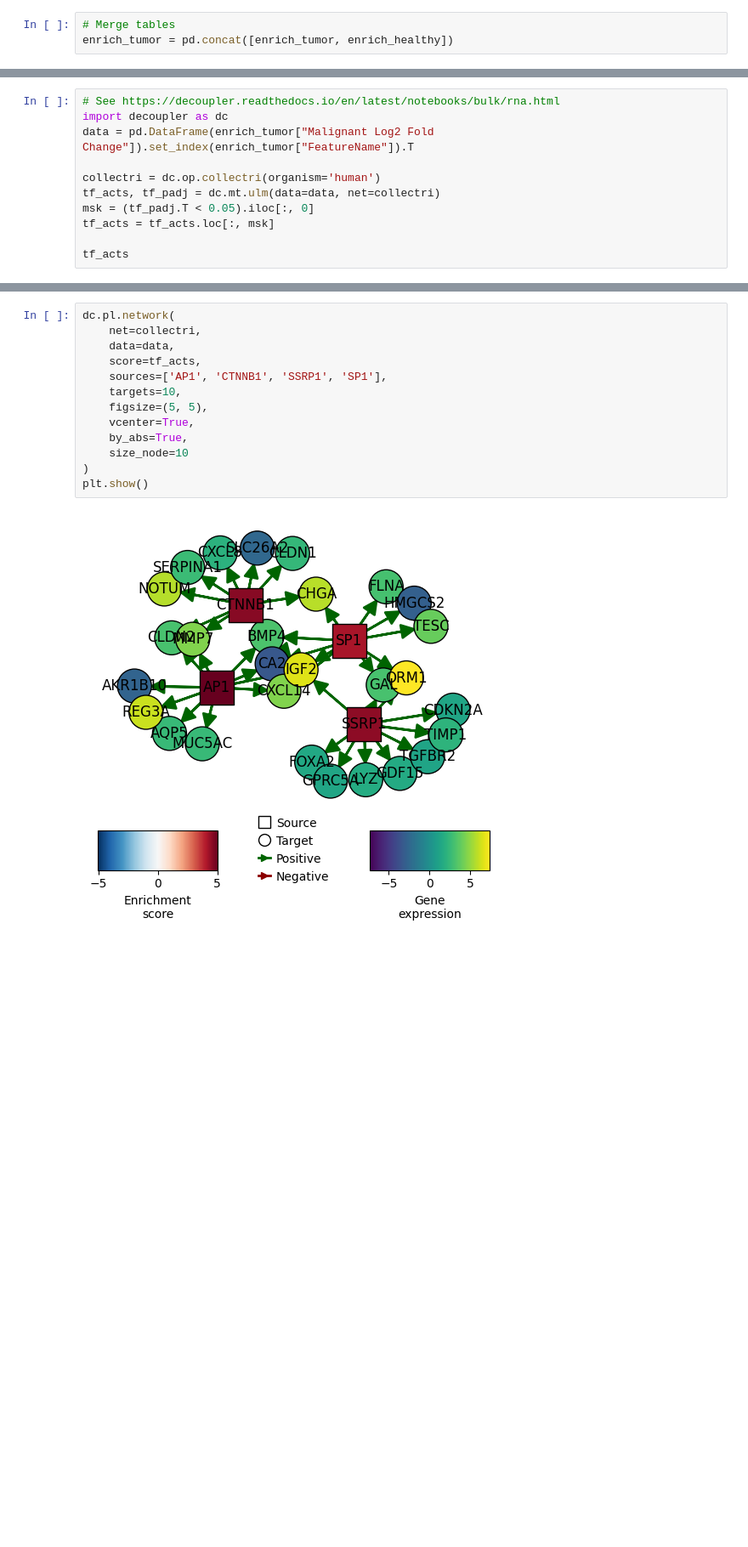
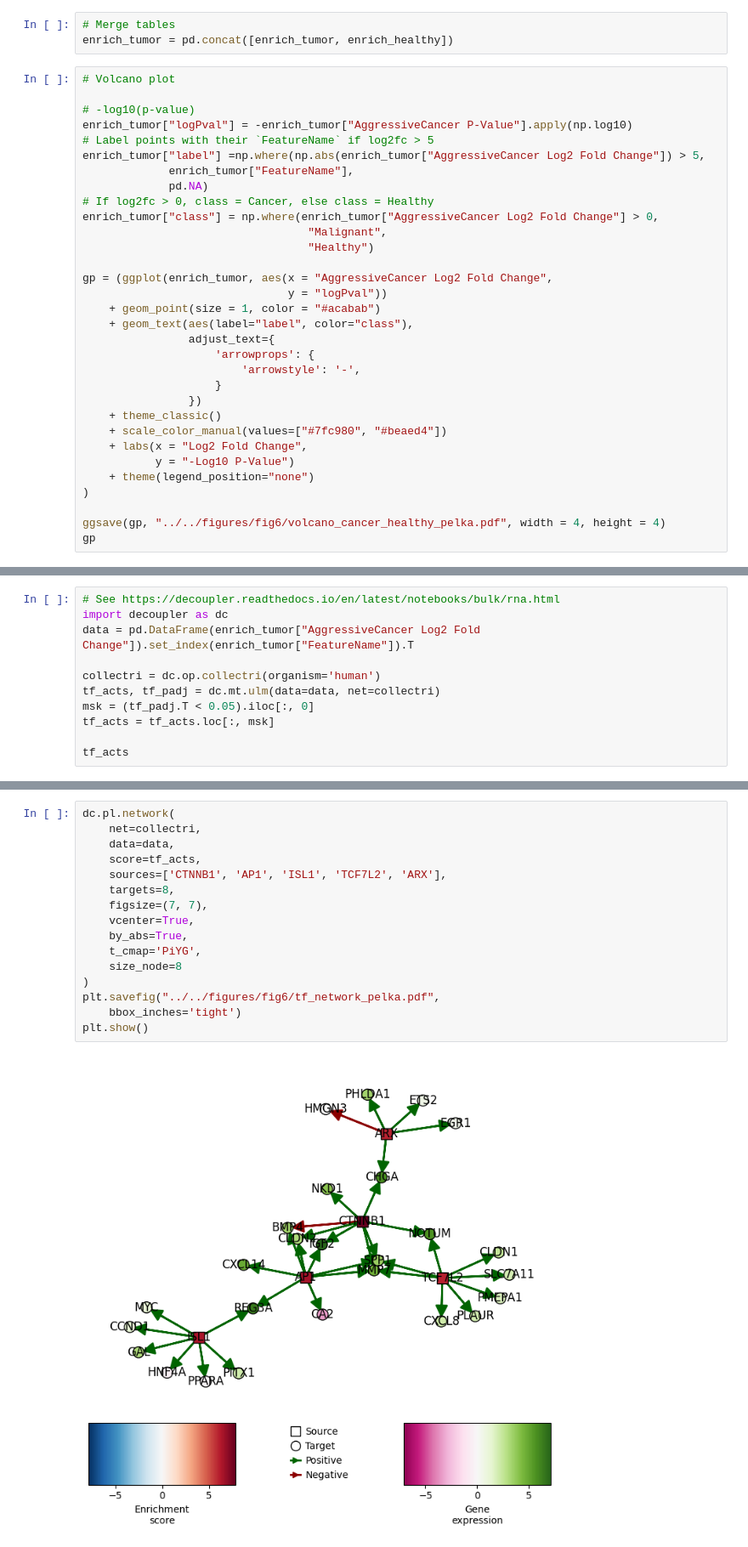
Before and after one commit to HartmannLab/MIBI-Analysis_Hamburg_CRC_TMA_2024, a Jupyter notebook: notebooks/validation/Pelka.ipynb, the cells around one changed output, grey strips where cells are left out. Shown at 85% size. Cells and saved outputs as stored; diff of their text form; blank space fills up the shorter version.

```diff
--- a/notebooks/validation/Pelka.ipynb
+++ b/notebooks/validation/Pelka.ipynb
@@ -126,3 +160,35 @@ enrich_tumor.head()
 # %%
 # Merge tables
 enrich_tumor = pd.concat([enrich_tumor, enrich_healthy])
+# %%
+# Volcano plot
+
+# -log10(p-value)
+enrich_tumor["logPval"] = -enrich_tumor["AggressiveCancer P-Value"].apply(np.log10)
+# Label points with their `FeatureName` if log2fc > 5
+enrich_tumor["label"] =np.where(np.abs(enrich_tumor["AggressiveCancer Log2 Fold Change"]) > 5,
+             enrich_tumor["FeatureName"],
+             pd.NA)
+# If log2fc > 0, class = Cancer, else class = Healthy
+enrich_tumor["class"] = np.where(enrich_tumor["AggressiveCancer Log2 Fold Change"] > 0,
+                                  "Malignant",
+                                  "Healthy")
+
+gp = (ggplot(enrich_tumor, aes(x = "AggressiveCancer Log2 Fold Change",
+                               y = "logPval"))
+    + geom_point(size = 1, color = "#acabab")
+    + geom_text(aes(label="label", color="class"),
+                adjust_text={
+                    'arrowprops': {
+                        'arrowstyle': '-',
+                    }
+                })
+    + theme_classic()
+    + scale_color_manual(values=["#7fc980", "#beaed4"])
+    + labs(x = "Log2 Fold Change",
+           y = "-Log10 P-Value")
+    + theme(legend_position="none")
+)
+
+ggsave(gp, "../../figures/fig6/volcano_cancer_healthy_pelka.pdf", width = 4, height = 4)
+gp
@@ -129,7 +197,7 @@ enrich_tumor = pd.concat([enrich_tumor, enrich_healthy])
 # %%
 # See https://decoupler.readthedocs.io/en/latest/notebooks/bulk/rna.html
 import decoupler as dc
-data = pd.DataFrame(enrich_tumor["Malignant Log2 Fold Change"]).set_index(enrich_tumor["FeatureName"]).T
+data = pd.DataFrame(enrich_tumor["AggressiveCancer Log2 Fold Change"]).set_index(enrich_tumor["FeatureName"]).T
 
 collectri = dc.op.collectri(organism='human')
 tf_acts, tf_padj = dc.mt.ulm(data=data, net=collectri)
@@ -155,18 +252,21 @@ plt.show()
 # %%
 dc.pl.network(
     net=collectri,
     data=data,
     score=tf_acts,
-    sources=['AP1', 'CTNNB1', 'SSRP1', 'SP1'],
-    targets=10,
-    figsize=(5, 5),
+    sources=['CTNNB1', 'AP1', 'ISL1', 'TCF7L2', 'ARX'],
+    targets=8,
+    figsize=(7, 7),
     vcenter=True,
     by_abs=True,
-    size_node=10
+    t_cmap='PiYG',
+    size_node=8
 )
+plt.savefig("../../figures/fig6/tf_network_pelka.pdf",
+    bbox_inches='tight')
 plt.show()
 # %% [output]
-[figure, old version]
+[figure, new version]
 # %%
 # Prepare resources
 disgenet_df = dc.op.resource('DisGeNet')
```
Also changed, not shown: parts of 21 cells of this notebook, 9 other files.
